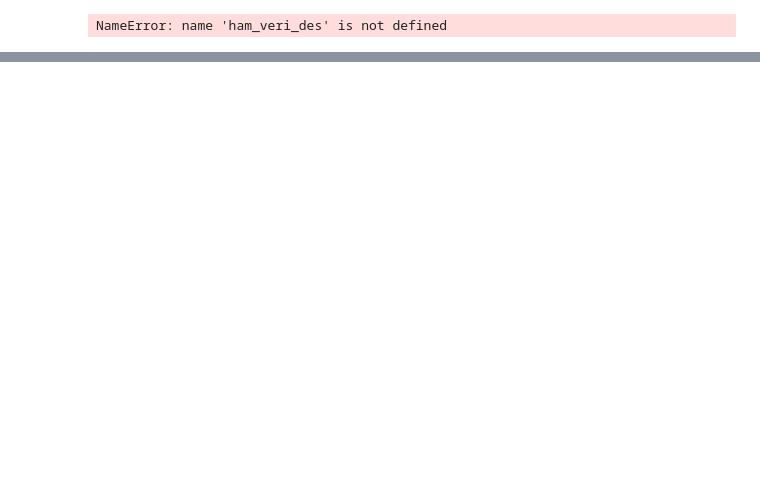
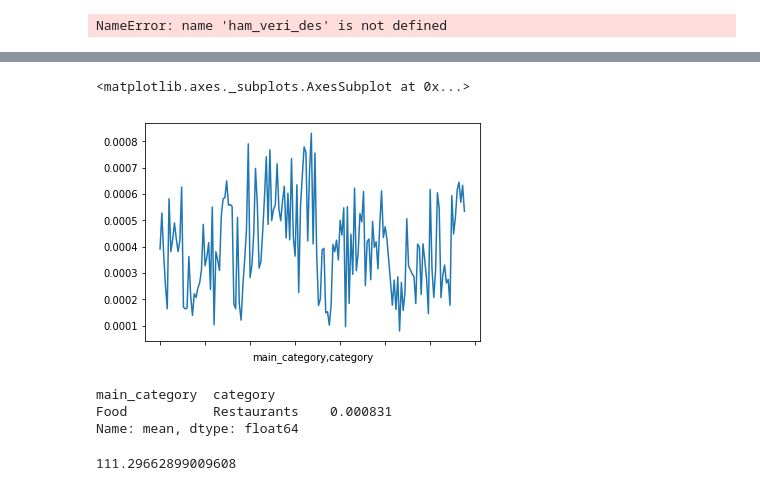
Before and after one commit to batutlsk/kickstarter, a Jupyter notebook: kickstarters.ipynb, the cells around one changed output, grey strips where cells are left out. Saved outputs shown, nothing was run; the diff lists cells and outputs as text; code cells hidden in the pictures; blank space fills up the shorter version.

```diff
--- a/kickstarters.ipynb
+++ b/kickstarters.ipynb
@@ -196,0 +367,2 @@ data1=data.iloc[:,]
+# %%
+x=z/133956
@@ -196,0 +393,15 @@ data1=data.iloc[:,]
+# %%
+x.plot()
+# %% [output]
+<matplotlib.axes._subplots.AxesSubplot at 0x...>
+[figure, added]
+# %%
+x[x==x.max()]
+# %% [output]
+main_category  category
+Food           Restaurants    0.000831
+Name: mean, dtype: float64
+# %%
+x.max()*133956
+# %% [output]
+111.29662899009608
```
Also changed, not shown: parts of 20 cells of this notebook, 5 other files.
